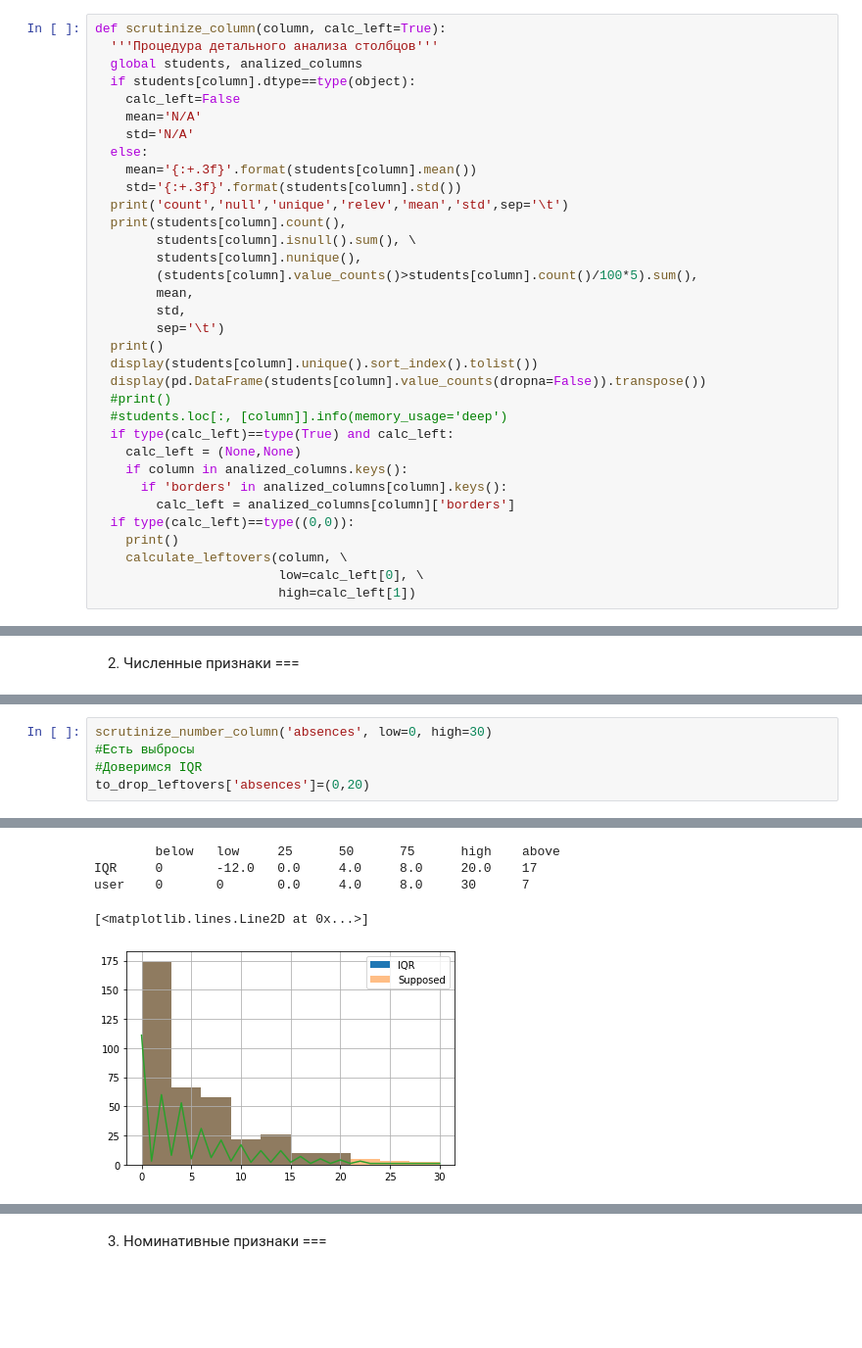
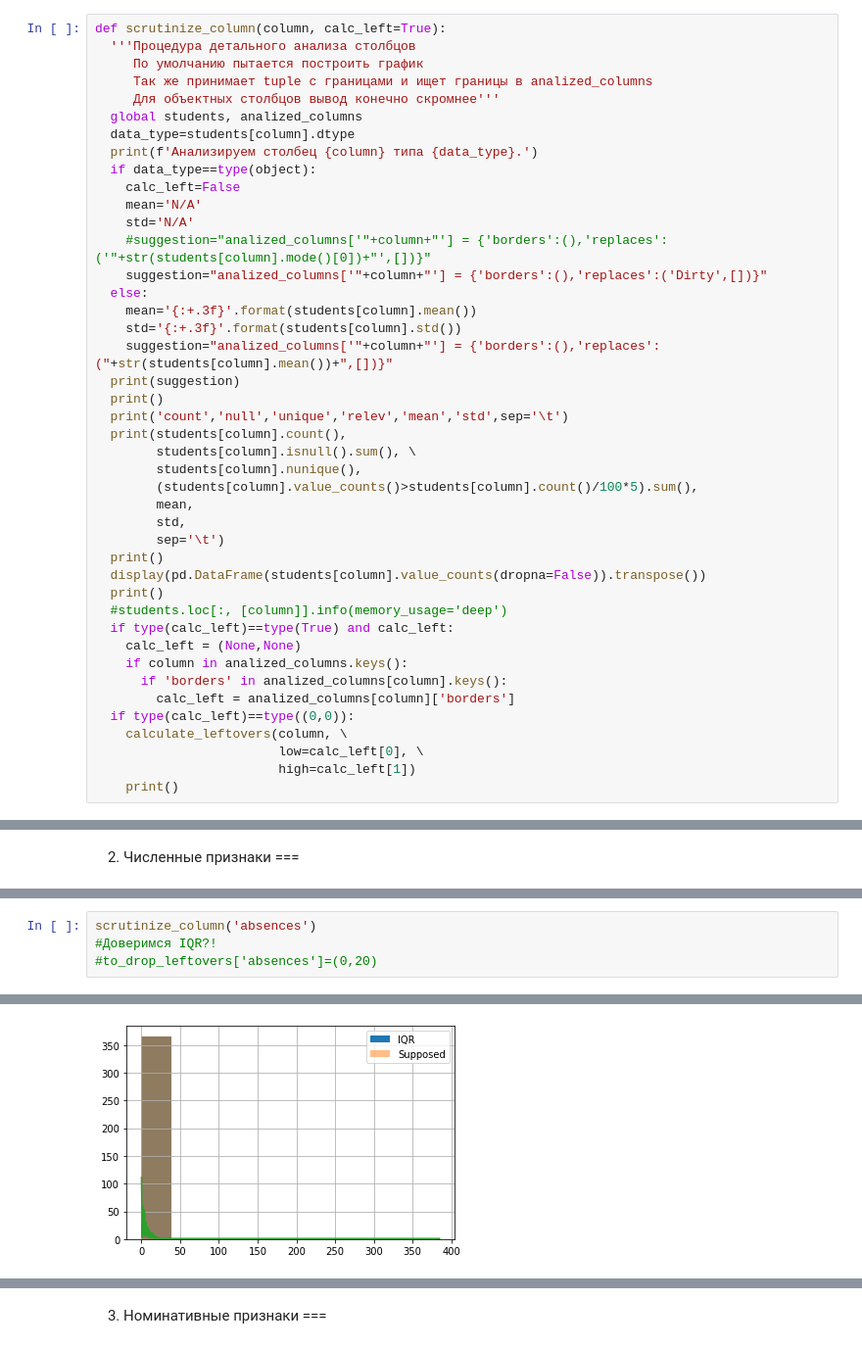
Before and after one commit to nprsem/SF_DS, a Jupyter notebook: module_2/SF_DS_Project02_Task.ipynb, the cells around one changed output, grey strips where cells are left out. Shown at 98% size. Drawn from its saved outputs; the diff is of its cells as text; blank space fills up the shorter version.

```diff
--- a/module_2/SF_DS_Project02_Task.ipynb
+++ b/module_2/SF_DS_Project02_Task.ipynb
@@ -230,14 +233,24 @@ False
 # %%
 def scrutinize_column(column, calc_left=True):
-  '''Процедура детального анализа столбцов'''
+  '''Процедура детального анализа столбцов
+     По умолчанию пытается построить график
+     Так же принимает tuple с границами и ищет границы в analized_columns
+     Для объектных столбцов вывод конечно скромнее'''
   global students, analized_columns
-  if students[column].dtype==type(object):
+  data_type=students[column].dtype
+  print(f'Анализируем столбец {column} типа {data_type}.')
+  if data_type==type(object):
     calc_left=False
     mean='N/A'
     std='N/A'
+    #suggestion="analized_columns['"+column+"'] = {'borders':(),'replaces':('"+str(students[column].mode()[0])+"',[])}"
+    suggestion="analized_columns['"+column+"'] = {'borders':(),'replaces':('Dirty',[])}"
   else:
     mean='{:+.3f}'.format(students[column].mean())
     std='{:+.3f}'.format(students[column].std())
+    suggestion="analized_columns['"+column+"'] = {'borders':(),'replaces':("+str(students[column].mean())+",[])}"
+  print(suggestion)
+  print()
   print('count','null','unique','relev','mean','std',sep='\t')
   print(students[column].count(),
         students[column].isnull().sum(), \
@@ -247,9 +260,8 @@ def scrutinize_column(column, calc_left=True):
         std,
         sep='\t')
   print()
-  display(students[column].unique().sort_index().tolist())
   display(pd.DataFrame(students[column].value_counts(dropna=False)).transpose())
-  #print()
+  print()
   #students.loc[:, [column]].info(memory_usage='deep')
   if type(calc_left)==type(True) and calc_left:
     calc_left = (None,None)
@@ -257,9 +269,9 @@ def scrutinize_column(column, calc_left=True):
       if 'borders' in analized_columns[column].keys():
         calc_left = analized_columns[column]['borders']
   if type(calc_left)==type((0,0)):
-    print()
     calculate_leftovers(column, \
                         low=calc_left[0], \
                         high=calc_left[1])
+    print()
 # %%
 def make_replaces():
@@ -465,6 +578,5 @@ user    0       1       3.0     4.0     5.0     5       0
 # %%
-scrutinize_number_column('absences', low=0, high=30)
-#Есть выбросы
-#Доверимся IQR
-to_drop_leftovers['absences']=(0,20)
+scrutinize_column('absences')
+#Доверимся IQR?!
+#to_drop_leftovers['absences']=(0,20)
 # %% [output]
@@ -507,5 +594 @@ Name: absences, dtype: int64
-        below   low     25      50      75      high    above
-IQR     0       -12.0   0.0     4.0     8.0     20.0    17
-user    0       0       0.0     4.0     8.0     30      7
-[<matplotlib.lines.Line2D at 0x...>]
-[figure, old version]
+[figure, new version]
```
Also changed, not shown: parts of 85 cells of this notebook.
